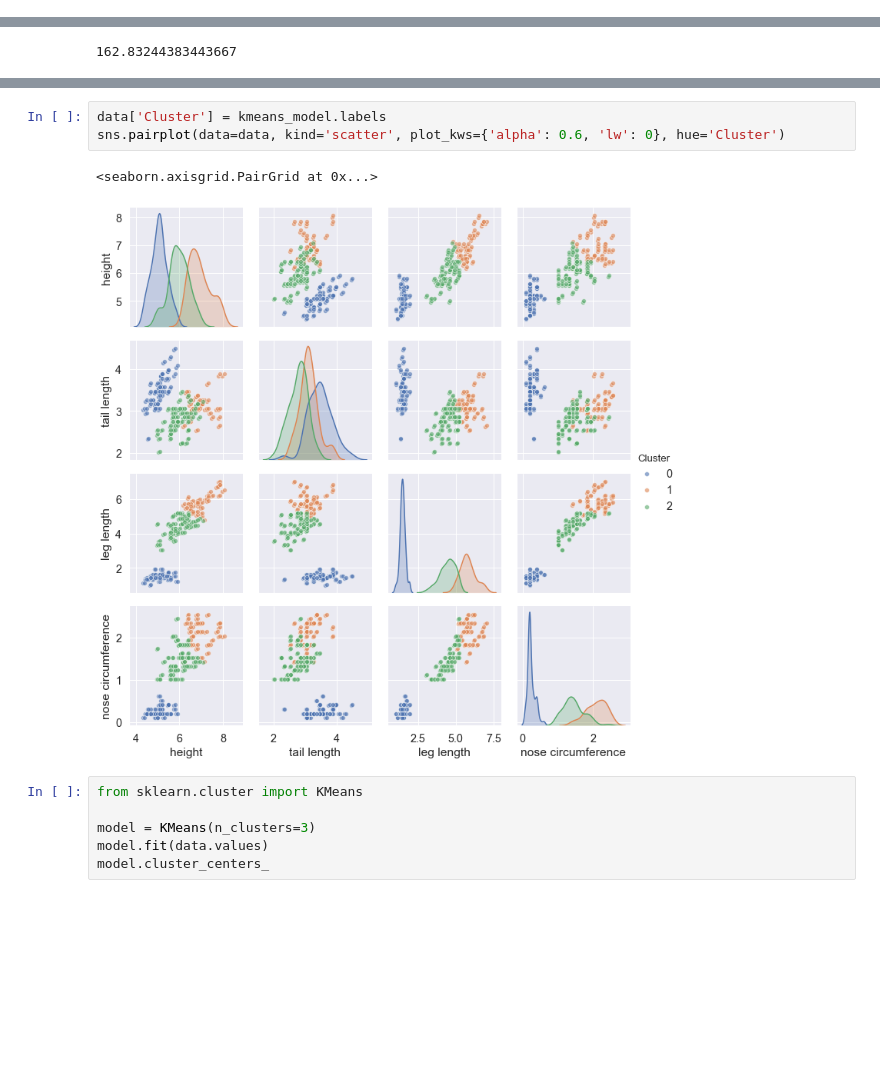
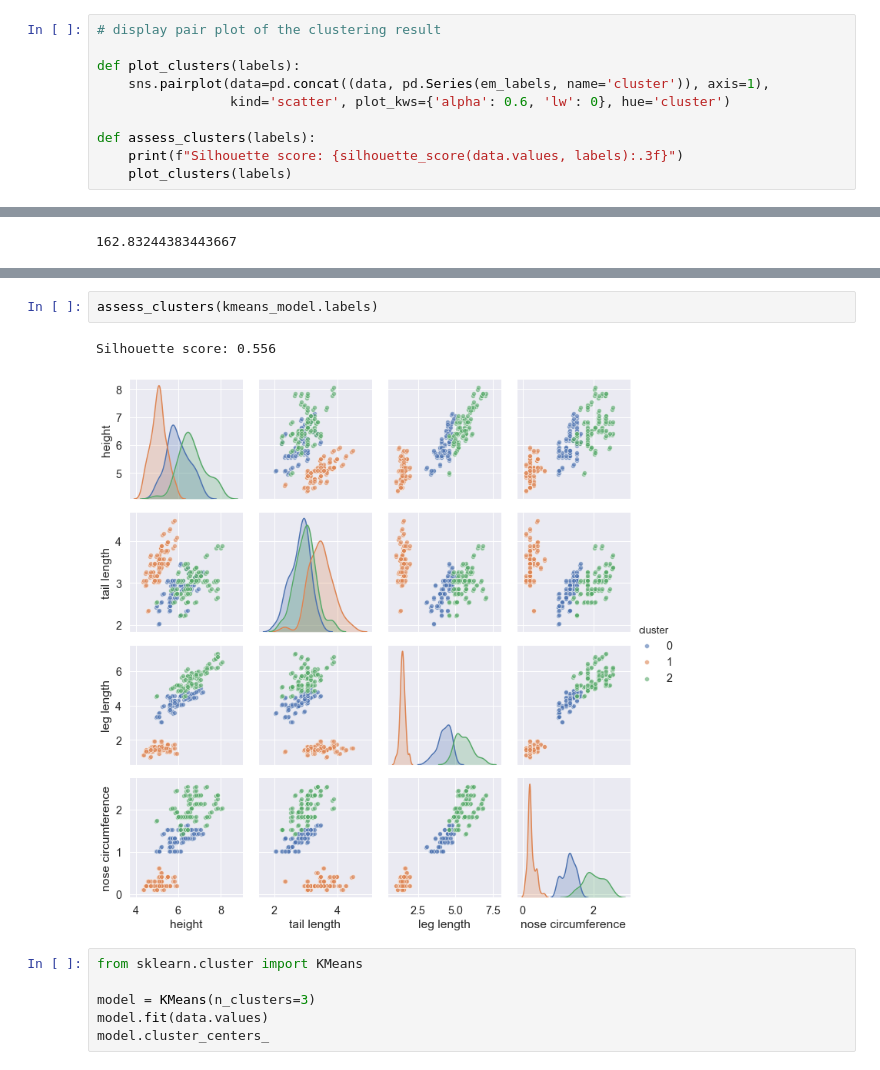
Before and after one commit to animaviridis/dmv-practicals, a Jupyter notebook: assessment/assignment1/task1/task1.ipynb, the cells around one changed output, grey strips where cells are left out. Drawn from its saved outputs; the diff is of its cells as text; blank space fills up the shorter version.

```diff
--- a/assessment/assignment1/task1/task1.ipynb
+++ b/assessment/assignment1/task1/task1.ipynb
@@ -116,3 +122,13 @@ sns.pairplot(data=data, kind='scatter', plot_kws={'alpha': 0.6, 'lw': 0})
+# %%
+# display pair plot of the clustering result
+
+def plot_clusters(labels):
+    sns.pairplot(data=pd.concat((data, pd.Series(em_labels, name='cluster')), axis=1),
+                 kind='scatter', plot_kws={'alpha': 0.6, 'lw': 0}, hue='cluster')
+
+def assess_clusters(labels):
+    print(f"Silhouette score: {silhouette_score(data.values, labels):.3f}")
+    plot_clusters(labels)
 # %% [markdown]
 ## K-means clustering
 # %%
@@ -168,9 +167,8 @@ axes[1].set_ylim(sh[-1]-span, sh[1] + span)
-# %%
-data['Cluster'] = kmeans_model.labels
-sns.pairplot(data=data, kind='scatter', plot_kws={'alpha': 0.6, 'lw': 0}, hue='Cluster')
-# %% [output]
-<seaborn.axisgrid.PairGrid at 0x...>
-[figure, removed]
+# %%
+assess_clusters(kmeans_model.labels)
+# %% [output]
+Silhouette score: 0.556
+[figure, added]
 # %%
 from sklearn.cluster import KMeans
 
```
Also changed, not shown: parts of 16 cells of this notebook.
